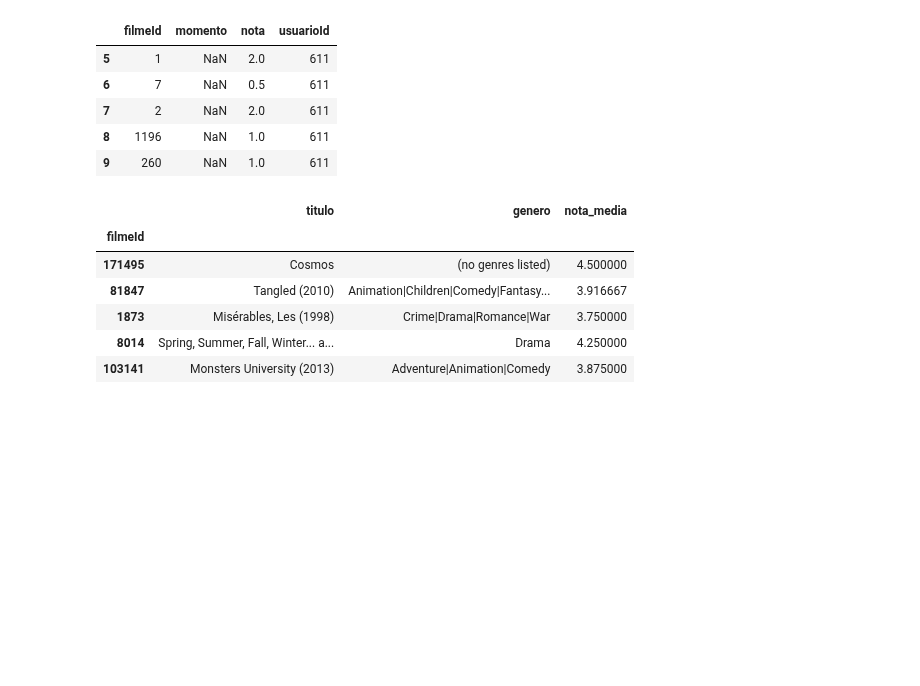
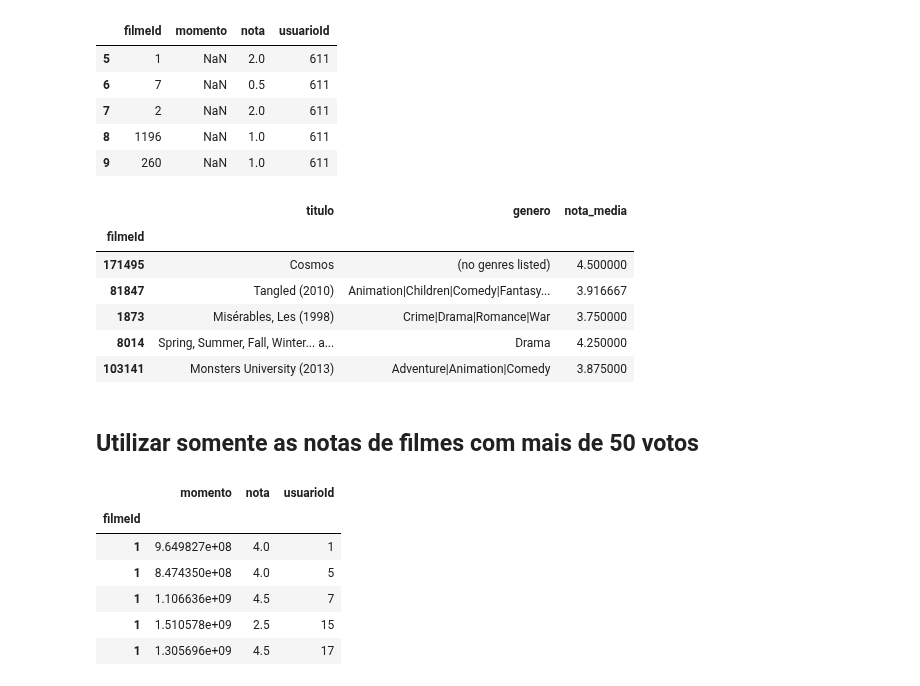
Before and after one commit to lsandrade/alura-ml, a Jupyter notebook: Recomendação filmes 2.ipynb, the cells around one changed output. Saved outputs shown, nothing was run; the diff lists cells and outputs as text; code cells hidden in the pictures; blank space fills up the shorter version.

```diff
--- a/Recomendação filmes 2.ipynb
+++ b/Recomendação filmes 2.ipynb
@@ -486,3 +486,16 @@ sugere_para(usuario, 10).head()
 | 1873 | Misérables, Les (1998) | Crime|Drama|Romance|War | 3.750000 |
 | 8014 | Spring, Summer, Fall, Winter... a... | Drama | 4.250000 |
 | 103141 | Monsters University (2013) | Adventure|Animation|Comedy | 3.875000 |
+# %% [markdown]
+## Utilizar somente as notas de filmes com mais de 50 votos
+# %%
+notas = notas.set_index("filmeId").loc[filmes_com_mais_de_50_votos.index]
+notas.head()
+# %% [output]
+|  | momento | nota | usuarioId |
+| filmeId |  |  |  |
+| 1 | 9.649827e+08 | 4.0 | 1 |
+| 1 | 8.474350e+08 | 4.0 | 5 |
+| 1 | 1.106636e+09 | 4.5 | 7 |
+| 1 | 1.510578e+09 | 2.5 | 15 |
+| 1 | 1.305696e+09 | 4.5 | 17 |
```
Also changed, not shown: parts of 8 cells of this notebook.
